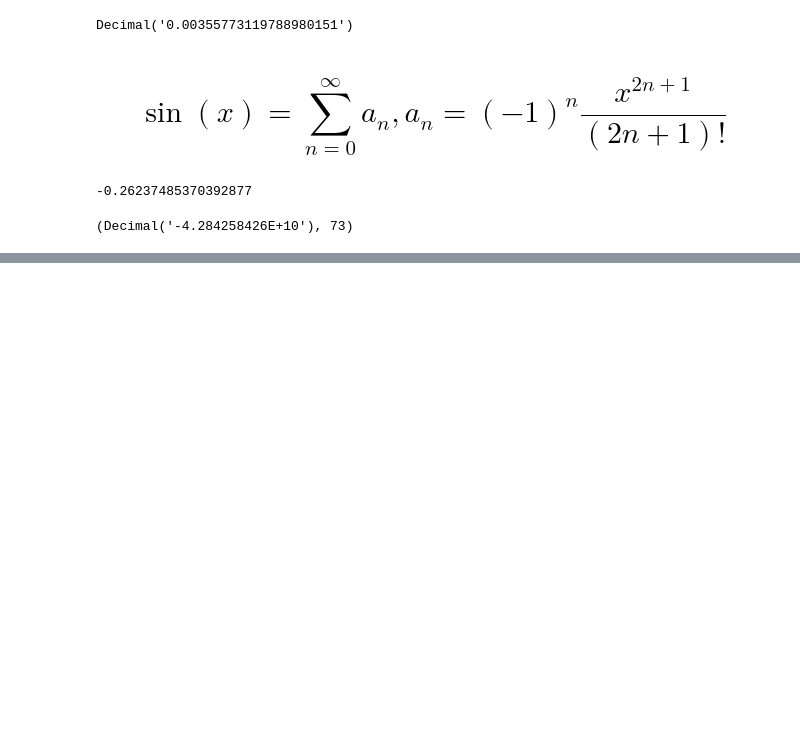
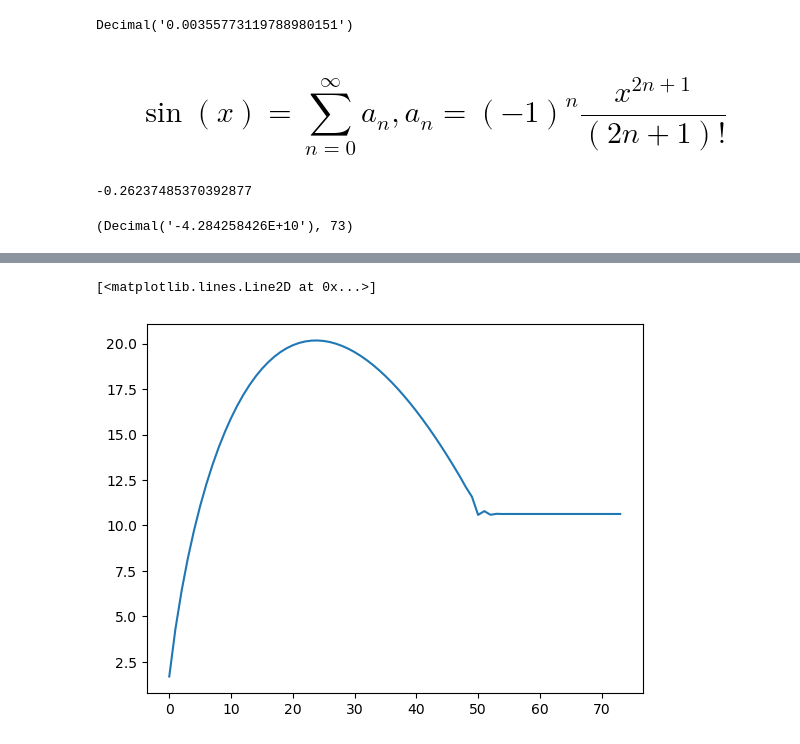
Before and after one commit to CozeirTag/number.metods, a Jupyter notebook: 1_lab.ipynb, the cells around one changed output, grey strips where cells are left out. Cells and saved outputs as stored; diff of their text form; code cells hidden in the pictures; blank space fills up the shorter version.

```diff
--- a/1_lab.ipynb
+++ b/1_lab.ipynb
@@ -89,0 +99,9 @@ plt.plot([k for k in range(n + 1)], [math.log(abs(y)) for y in S])
+# %%
+S = [a_n(x, 0)]
+for k in range(1, n + 1):
+  S.append(S[-1] + a_n(x, k))
+
+plt.plot([k for k in range(n + 1)], [math.log10(abs(y)) for y in S])
+# %% [output]
+[<matplotlib.lines.Line2D at 0x...>]
+[figure, added]
```
Also changed, not shown: parts of 2 cells of this notebook.
